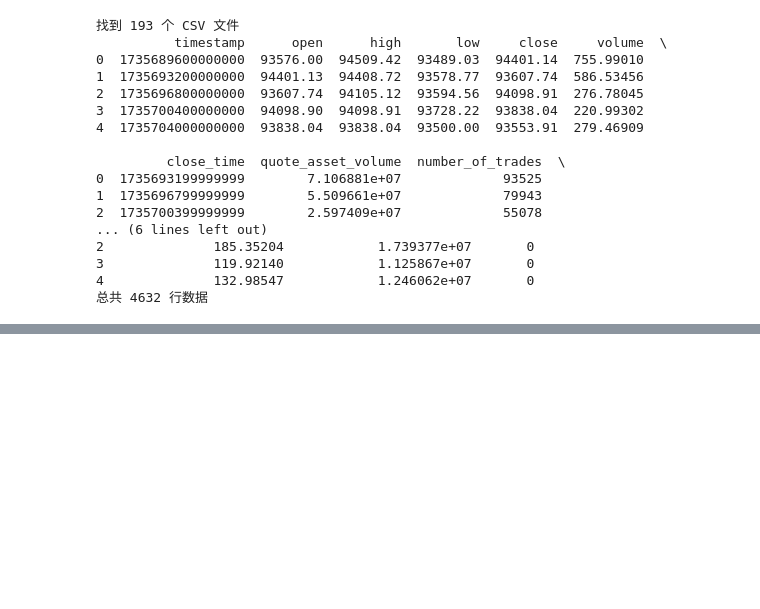
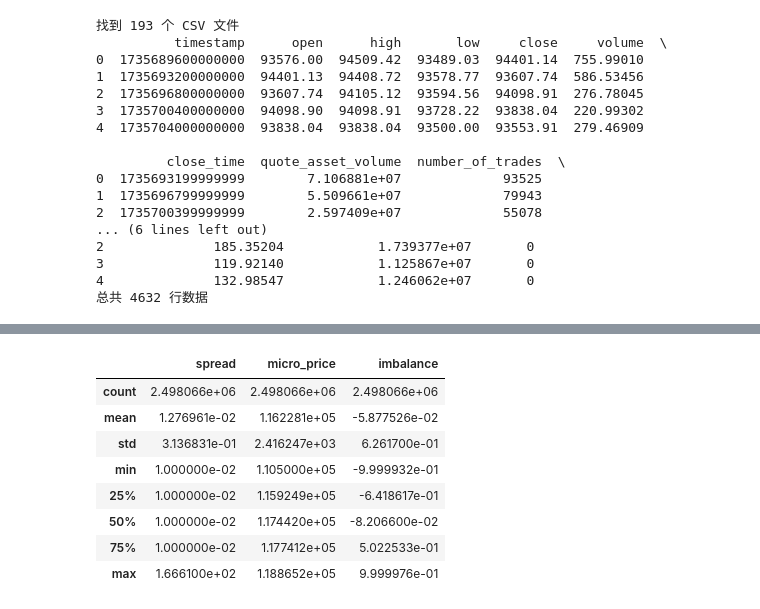
Before and after one commit to ChrisChenDaren/binance, a Jupyter notebook: binance.ipynb, the cells around one changed output, grey strips where cells are left out. Cells and saved outputs as stored; diff of their text form; code cells hidden in the pictures; blank space fills up the shorter version.

```diff
--- a/binance.ipynb
+++ b/binance.ipynb
@@ -370,0 +444,12 @@ def compute_long_freq_features(df_kline_daily):
+# %%
+features_df.describe()
+# %% [output]
+|  | spread | micro_price | imbalance |
+| count | 2.498066e+06 | 2.498066e+06 | 2.498066e+06 |
+| mean | 1.276961e-02 | 1.162281e+05 | -5.877526e-02 |
+| std | 3.136831e-01 | 2.416247e+03 | 6.261700e-01 |
+| min | 1.000000e-02 | 1.105000e+05 | -9.999932e-01 |
+| 25% | 1.000000e-02 | 1.159249e+05 | -6.418617e-01 |
+| 50% | 1.000000e-02 | 1.174420e+05 | -8.206600e-02 |
+| 75% | 1.000000e-02 | 1.177412e+05 | 5.022533e-01 |
+| max | 1.666100e+02 | 1.188652e+05 | 9.999976e-01 |
```
Also changed, not shown: parts of 8 cells of this notebook.
